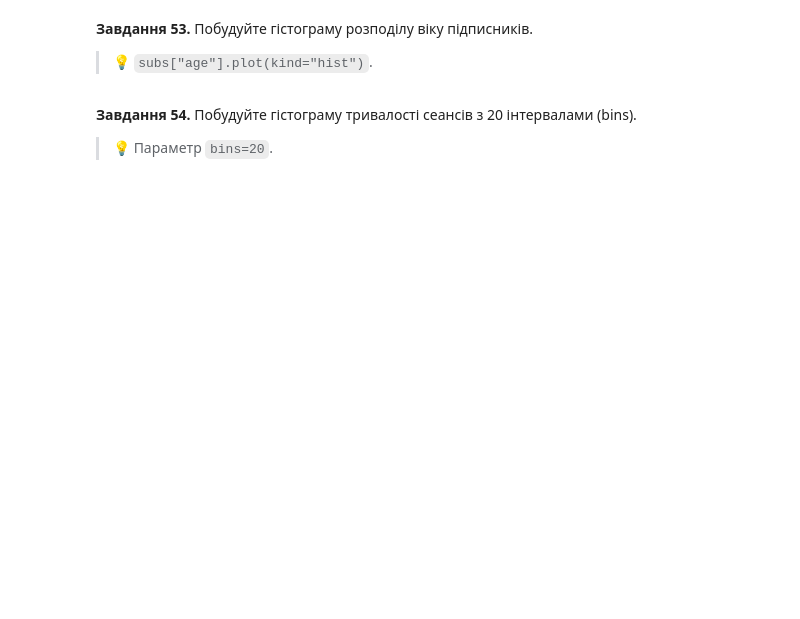
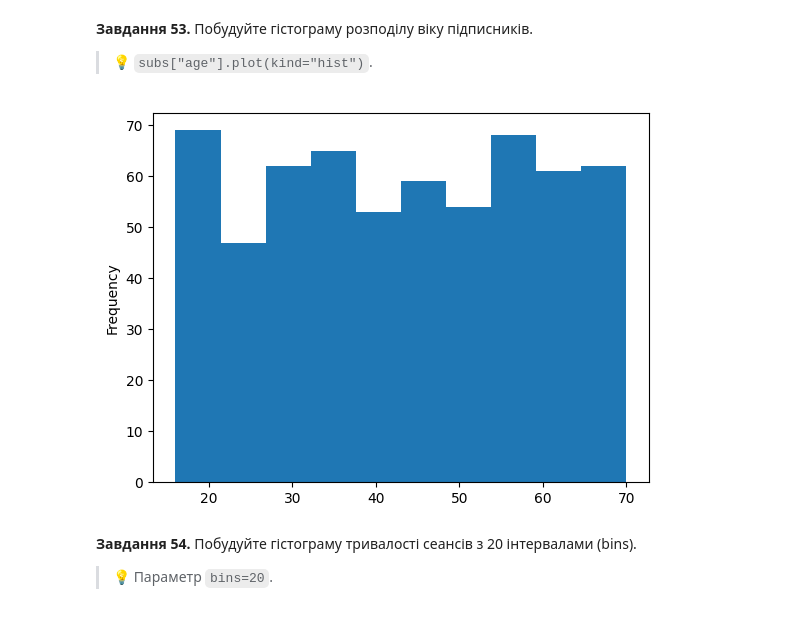
Before and after one commit to Olga-Lyt/DTA-2026, a Jupyter notebook: HW/pandas_viz_practice.ipynb, the cells around one changed output. Saved outputs shown, nothing was run; the diff lists cells and outputs as text; code cells hidden in the pictures; blank space fills up the shorter version.

```diff
--- a/HW/pandas_viz_practice.ipynb
+++ b/HW/pandas_viz_practice.ipynb
@@ -686,6 +949,10 @@ pandas вміє будувати швидкі графіки прямо з да
 > 💡 `subs["age"].plot(kind="hist")`.
 # %%
 # Завдання 53:
+subs['age'].plot(kind='hist')
+plt.show()
+# %% [output]
+[figure, added]
 # %% [markdown]
 **Завдання 54.** Побудуйте гістограму тривалості сеансів з 20 інтервалами (bins).
 
```
Also changed, not shown: parts of 101 cells of this notebook.
